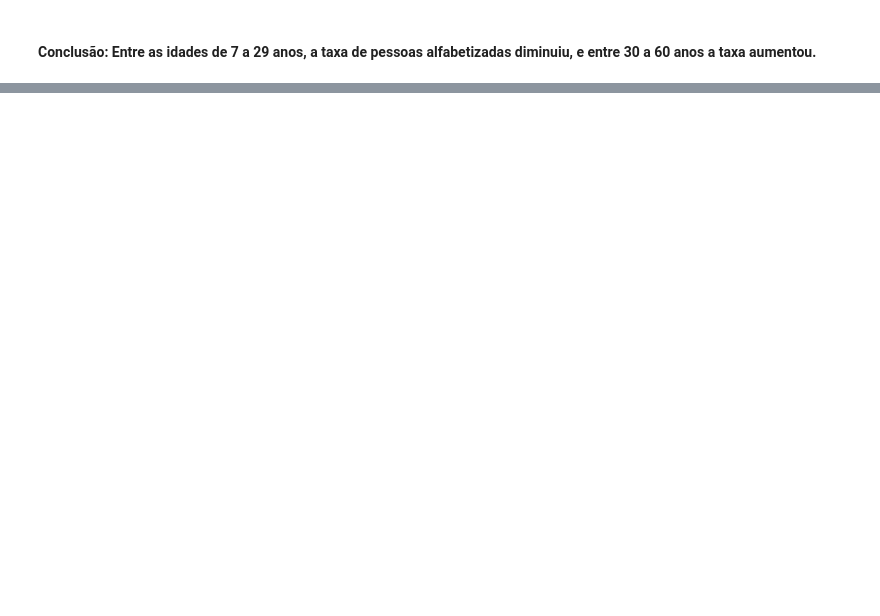
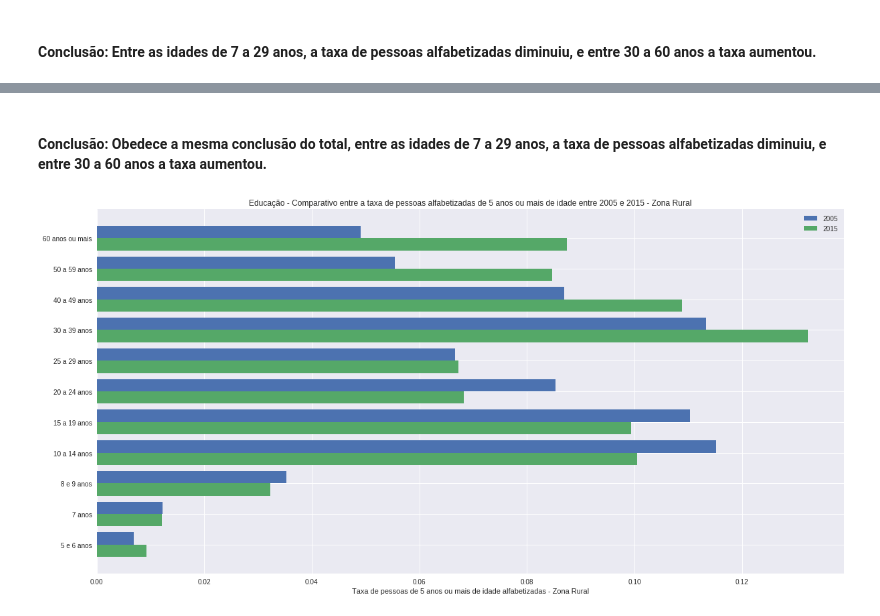
Before and after one commit to tentativafc/fiap, a Jupyter notebook: estatistica/trabalho1/Dados Educacao e Trabalho.ipynb, the cells around one changed output, grey strips where cells are left out. Drawn from its saved outputs; the diff is of its cells as text; code cells hidden in the pictures; blank space fills up the shorter version.

```diff
--- a/estatistica/trabalho1/Dados Educacao e Trabalho.ipynb
+++ b/estatistica/trabalho1/Dados Educacao e Trabalho.ipynb
@@ -155,0 +158,21 @@ plt.show()
+# %%
+desc_cols = ['2005', '2015']
+
+df_alfabetizados_2005_df['Total_NORM'] = df_alfabetizados_2005_df['Total_URB'] / dados_educacao_2005_df['Total_URB'].sum()
+df_alfabetizados_2015_df['Total_NORM'] = df_alfabetizados_2015_df['Total_URB'] / dados_educacao_2015_df['Total_URB'].sum()
+
+height1 = df_alfabetizados_2005_df['Total_NORM']
+height2 = df_alfabetizados_2015_df['Total_NORM']
+
+bars = dados_educacao_2005_df['Classes']
+y_pos = np.arange(len(bars))
+plt.figure(figsize=(20, 10))
+height = 0.4
+plt.yticks(y_pos - height /2, bars)
+p1 = plt.barh(y_pos, height1, height=height)
+p2 = plt.barh(y_pos - height, height2, height=height)
+plt.legend((p1[0], p2[0]), desc_cols)
+
+plt.xlabel('Taxa de pessoas de 5 anos ou mais de idade alfabetizadas - Zona Urbana')
+plt.title('Educação - Comparativo entre a taxa de pessoas alfabetizadas de 5 anos ou mais de idade entre 2005 e 2015 - Zona Urbana')
+plt.show()
@@ -155,0 +181,25 @@ plt.show()
+# %% [markdown]
+#### Conclusão: Obedece a mesma conclusão do total, entre as idades de 7 a 29 anos, a taxa de pessoas alfabetizadas diminuiu, e entre 30 a 60 anos a taxa aumentou.
+# %%
+desc_cols = ['2005', '2015']
+
+df_alfabetizados_2005_df['Total_NORM'] = df_alfabetizados_2005_df['Total_RUR'] / dados_educacao_2005_df['Total_RUR'].sum()
+df_alfabetizados_2015_df['Total_NORM'] = df_alfabetizados_2015_df['Total_RUR'] / dados_educacao_2015_df['Total_RUR'].sum()
+
+height1 = df_alfabetizados_2005_df['Total_NORM']
+height2 = df_alfabetizados_2015_df['Total_NORM']
+
+bars = dados_educacao_2005_df['Classes']
+y_pos = np.arange(len(bars))
+plt.figure(figsize=(20, 10))
+height = 0.4
+plt.yticks(y_pos - height /2, bars)
+p1 = plt.barh(y_pos, height1, height=height)
+p2 = plt.barh(y_pos - height, height2, height=height)
+plt.legend((p1[0], p2[0]), desc_cols)
+
+plt.xlabel('Taxa de pessoas de 5 anos ou mais de idade alfabetizadas - Zona Rural')
+plt.title('Educação - Comparativo entre a taxa de pessoas alfabetizadas de 5 anos ou mais de idade entre 2005 e 2015 - Zona Rural')
+plt.show()
+# %% [output]
+[figure, added]
```
Also changed, not shown: parts of 4 cells of this notebook.
